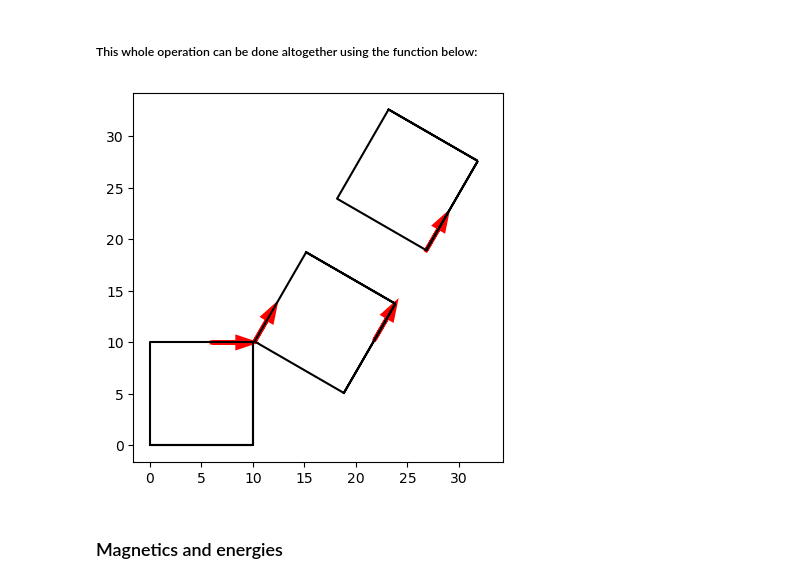
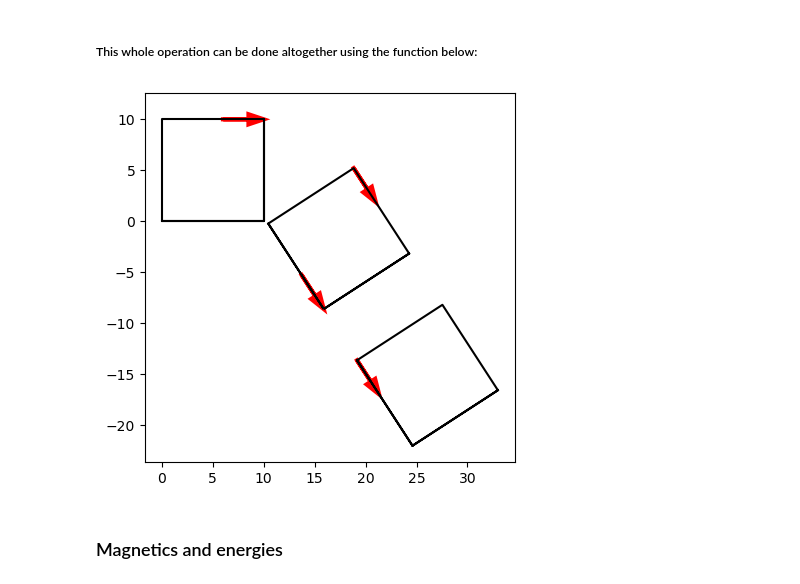
Before and after one commit to dymc9548/Magnetic-actuator-simulation, a Jupyter notebook: initial_Visualization.ipynb, the cells around one changed output. Saved outputs shown, nothing was run; the diff lists cells and outputs as text; code cells hidden in the pictures.

```diff
--- a/initial_Visualization.ipynb
+++ b/initial_Visualization.ipynb
@@ -63,11 +63,11 @@ vis.shapeplots(shape_arr_new, linelist, mag_vecs = patch_arr_new)
 ##### This whole operation can be done altogether using the function below:
 # %%
 hingechoice = 0
-angle = 60
+angle = -57
 patch_arr_new, shape_arr_new, hinge_vec_new = vis.rotate_once(patch_arr,shape_arr,linelist,hinge_vec,hingechoice, hinge_loc, angle, patch_num)
 vis.shapeplots(shape_arr_new, linelist, mag_vecs = patch_arr_new)
 # %% [output]
-[figure, old version]
+[figure, new version]
 # %% [markdown]
 ### Magnetics and energies
 # %%
```
Also changed, not shown: parts of 6 cells of this notebook, 1 other file.
